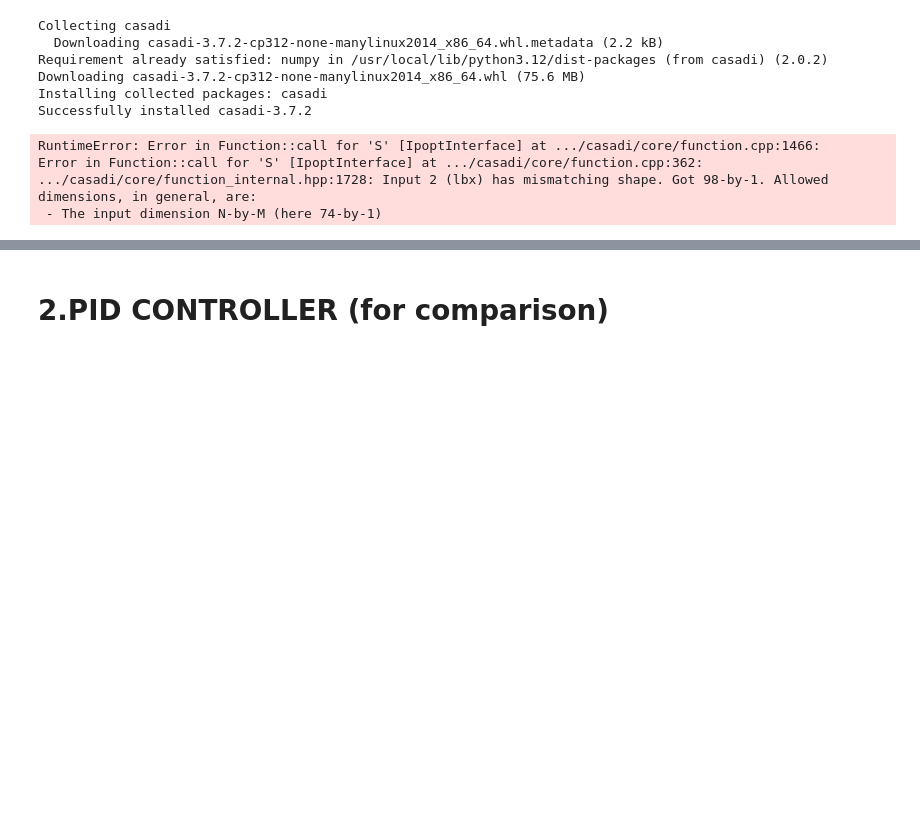
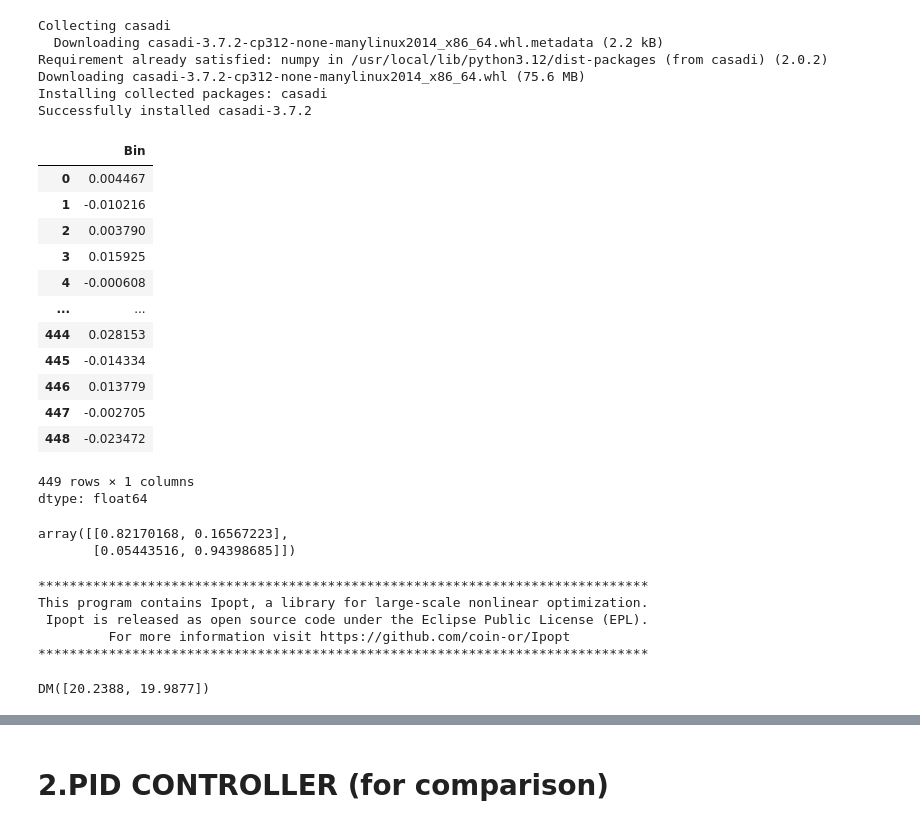
Before and after one commit to Alien-73/Building_Energy_Flex, a Jupyter notebook: build_sim.ipynb, the cells around one changed output, grey strips where cells are left out. Saved outputs shown, nothing was run; the diff lists cells and outputs as text; code cells hidden in the pictures; blank space fills up the shorter version.

```diff
--- a/build_sim.ipynb
+++ b/build_sim.ipynb
@@ -120,6 +121,23 @@ Eff_h = 0.95 #Eff. of the  heating in the building - ATT: should be changed if H
 
 x_init = casadi.DM([23.5,23.5]) #initial values
 x0 = casadi.DM.zeros(total)
+# %%
+noise_Ti
+# %% [output]
+|  | Bin |
+| 0 | 0.004467 |
+| 1 | -0.010216 |
+| 2 | 0.003790 |
+| 3 | 0.015925 |
+| 4 | -0.000608 |
+| ... | ... |
+| 444 | 0.028153 |
+| 445 | -0.014334 |
+| 446 | 0.013779 |
+| 447 | -0.002705 |
+| 448 | -0.023472 |
+449 rows × 1 columns
+dtype: float64
 # %%
 #Functions & preprocessing
 
@@ -176,6 +190,11 @@ def AB_matrices(Rea, Rie, Rinf, Ci, Ce,Ai,Ae, eta): #System model
 
 A, B = AB_matrices(Rea, Rie, Rinf, Ci, Ce,Ai,Ae, Eff_h)
 Ad, Bd = discretize(A, B, dt)
+# %%
+Ad
+# %% [output]
+array([[0.82170168, 0.16567223],
+       [0.05443516, 0.94398685]])
 # %%
 #State_Equations
 def make_F(T_o = 0, Q_sol = 0,n_Ti=0,n_Te=0):
@@ -253,14 +272,17 @@ U = []
 x_current = x_init
 for t in range(t_eval.size-2*K):
     S = make_nlp(t2=t) #y2=y3,
-    F = make_F(T_o=Ta[t],Q_sol=Gh[t],n_Ti=noise_Ti[t],n_Te=noise_Te[t]) #Adding this T_o_seri[t] Q_sol_seri[t] noise_Ti[t] noise_Te[t]
-    if t%6 == 0:   #ADDITION: This if statement shows how fast "u" can be changed. Now it can take a new variable every 6*1/6 =1 h
-      u_opt, x0 = compute_optimal_control(S,x_current,x0)
+    F = make_F(T_o=Ta[t],Q_sol=Gh[t]) #Adding NOISE ,n_Ti=noise_Ti[t],n_Te=noise_Te[t]
+    #if t%6 == 0:   #ADDITION: This if statement shows how fast "u" can be changed. Now it can take a new variable every 6*1/6 =1 h
+    u_opt, x0 = compute_optimal_control(S,x_current,x0)
     x_current = F(x=x_current,u=u_opt)["x_next"]
     X.append(x_current)
     U.append(u_opt)
+X.pop()
 # %% [output]
-RuntimeError: Error in Function::call for 'S' [IpoptInterface] at .../casadi/core/function.cpp:1466:
-Error in Function::call for 'S' [IpoptInterface] at .../casadi/core/function.cpp:362:
-.../casadi/core/function_internal.hpp:1728: Input 2 (lbx) has mismatching shape. Got 98-by-1. Allowed dimensions, in general, are:
- - The input dimension N-by-M (here 74-by-1)
+******************************************************************************
+This program contains Ipopt, a library for large-scale nonlinear optimization.
+ Ipopt is released as open source code under the Eclipse Public License (EPL).
+         For more information visit https://github.com/coin-or/Ipopt
+******************************************************************************
+DM([20.2388, 19.9877])
```
Also changed, not shown: parts of 8 cells of this notebook.
